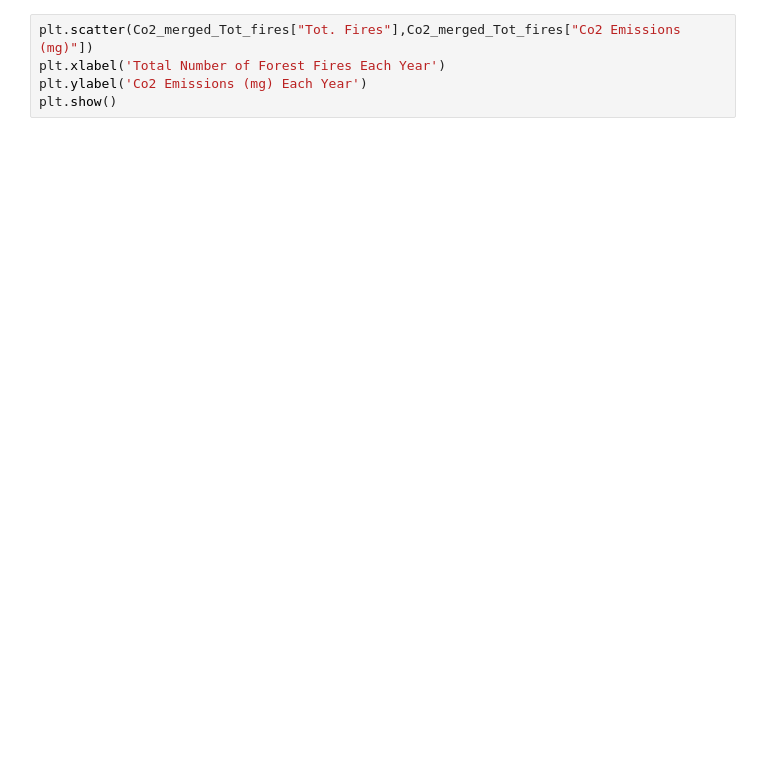
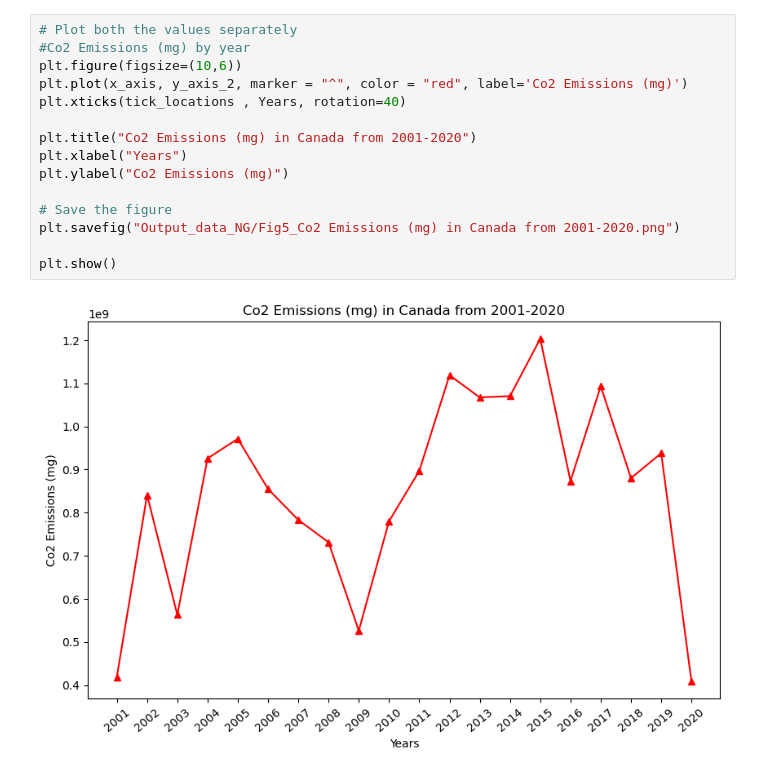
Before and after one commit to JasmineBamba/Group-Project-1-Group-2, a Jupyter notebook: Geolocations_Provinces_Nikita.ipynb, the cells around one changed output. Saved outputs shown, nothing was run; the diff lists cells and outputs as text; blank space fills up the shorter version.

```diff
--- a/Geolocations_Provinces_Nikita.ipynb
+++ b/Geolocations_Provinces_Nikita.ipynb
@@ -288,7 +462,19 @@ plt.show()
 # %%
-plt.scatter(Co2_merged_Tot_fires["Tot. Fires"],Co2_merged_Tot_fires["Co2 Emissions (mg)"])
-plt.xlabel('Total Number of Forest Fires Each Year')
-plt.ylabel('Co2 Emissions (mg) Each Year')
+# Plot both the values separately
+#Co2 Emissions (mg) by year
+plt.figure(figsize=(10,6))
+plt.plot(x_axis, y_axis_2, marker = "^", color = "red", label='Co2 Emissions (mg)')
+plt.xticks(tick_locations , Years, rotation=40)
+
+plt.title("Co2 Emissions (mg) in Canada from 2001-2020")
+plt.xlabel("Years")
+plt.ylabel("Co2 Emissions (mg)")
+
+# Save the figure
+plt.savefig("Output_data_NG/Fig5_Co2 Emissions (mg) in Canada from 2001-2020.png")
+
 plt.show()
+# %% [output]
+[figure, added]
 # %%
 # Calculate the correlation coefficient and a linear regression model
```
Also changed, not shown: parts of 49 cells of this notebook.
